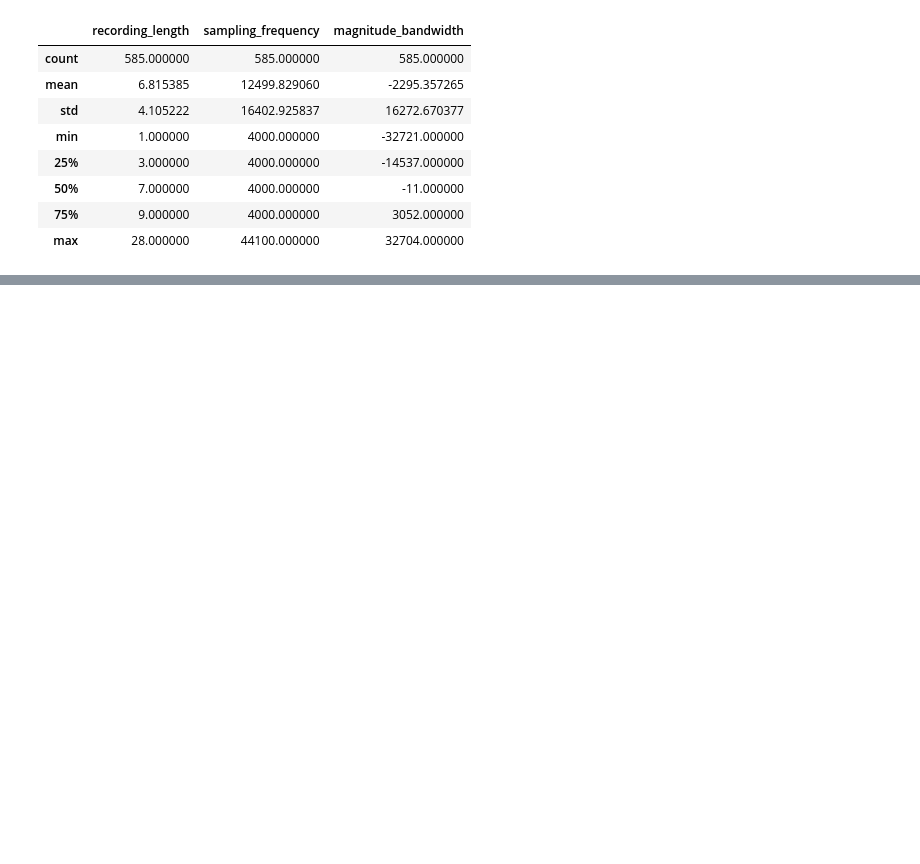
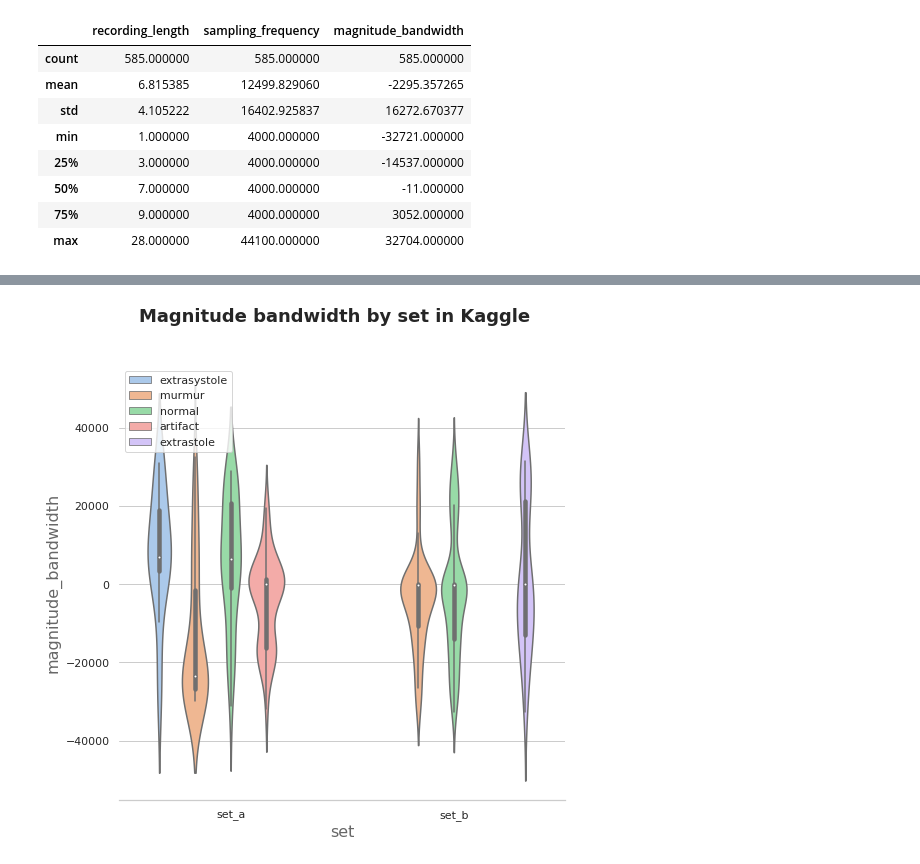
Before and after one commit to jczestochowska/heartbeat_classification, a Jupyter notebook: notebooks/kaggle_dataset_analysis.ipynb, the cells around one changed output, grey strips where cells are left out. Saved outputs shown, nothing was run; the diff lists cells and outputs as text; code cells hidden in the pictures; blank space fills up the shorter version.

```diff
--- a/notebooks/kaggle_dataset_analysis.ipynb
+++ b/notebooks/kaggle_dataset_analysis.ipynb
@@ -46,0 +44,4 @@ plt.legend(loc='upper left')
+# %%
+plot_violin_plot(title='Magnitude bandwidth by set in Kaggle', data=kaggle_overview, x='set', y='magnitude_bandwidth', hue='label', figsize=8)
+# %% [output]
+[figure, added]
```
Also changed, not shown: parts of 18 cells of this notebook, 3 other files.
